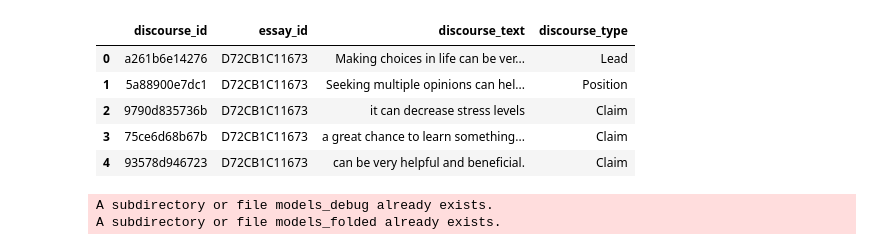
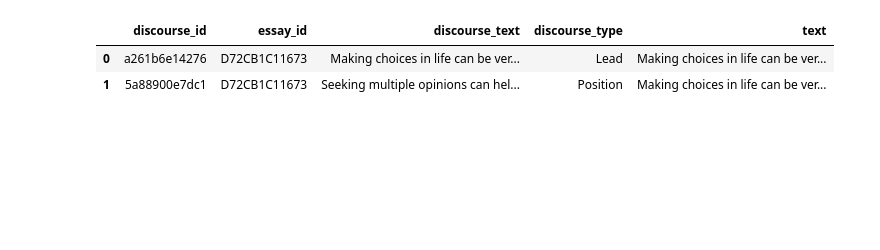
Before and after one commit to bogdad/feedbackprizekaggle, a Jupyter notebook: feedback.ipynb, the cells around one changed output. Drawn from its saved outputs; the diff is of its cells as text; code cells hidden in the pictures; blank space fills up the shorter version.

```diff
--- a/feedback.ipynb
+++ b/feedback.ipynb
@@ -19,74 +225,0 @@ train.head(5)
-# %%
-test.head()
-# %% [output]
-|  | discourse_id | essay_id | discourse_text | discourse_type |
-| 0 | a261b6e14276 | D72CB1C11673 | Making choices in life can be ver... | Lead |
-| 1 | 5a88900e7dc1 | D72CB1C11673 | Seeking multiple opinions can hel... | Position |
-| 2 | 9790d835736b | D72CB1C11673 | it can decrease stress levels | Claim |
-| 3 | 75ce6d68b67b | D72CB1C11673 | a great chance to learn something... | Claim |
-| 4 | 93578d946723 | D72CB1C11673 | can be very helpful and beneficial. | Claim |
-# %%
-!mkdir models_debug
-!mkdir models_folded
-def kfold_model_inproc(model_type, X, y, Xtest):
-    import os
-    print("kfold", str(os.getpid()))
-    import tensorflow as tf
-    from keras import backend as K
-    import gc
-    from tqdm import tqdm
-    import pickle
-
-    import numpy as np
-    split = 5
-    oof_pred = np.zeros((X.shape[0],))
-    test_pred = np.zeros((X.shape[0],split))
-    from sklearn.model_selection import StratifiedKFold
-    kf = StratifiedKFold(n_splits=split, shuffle=True)
-    i_model=0
-    all_train_idx = []
-    all_valid_idx = []
-    all_model_files = []
-    all_metrics = {}
-    for train_idx, valid_idx in tqdm(kf.split(X, y)):
-        Xt = X.iloc[train_idx]
-        yt = y.iloc[train_idx]
-        Xv = X.iloc[valid_idx]
-        yv = y.iloc[valid_idx]
-        all_train_idx.append(train_idx)
-        all_valid_idx.append(valid_idx)
-        model = model_type.create()
-        model_type.fit(model, Xt, yt)
-        oof_df_fold = model_type.predict(model, Xv)
-        metrics = model_type.evaluate(model, Xv, yv)
-        for key in metrics:
-            if key in all_metrics:
-                all_metrics[key]=np.concat((all_metrics[key], metrics[key]), axis = 1)
-            else:
-                all_metrics[key]=metrics[key]
-        test_df_fold = model_type.predict(model, Xtest)
-        foldData = {}
-        foldData['X'], foldData['y'],foldData['valid_idx'],foldData['train_idx']=X,y,valid_idx,train_idx
-        foldData['oof_df_fold'],foldData['i_model'], foldData['metrics'], foldDat['test_df_fold']=oof_df_fold,i_model, metrics, test_df_fold
-        with open(r"models_debug/"+model_type.name()+"_"+str(i_model)+".bin", "wb") as output_file:
-            pickle.dump(foldData, output_file)
-        oof_pred[valid_idx] = np.reshape(oof_df_fold, (oof_df_fold.shape[0],))
-        test_pred[:, i_model]=test_df_fold
-        model_file = model_type.save(i_model, model)
-        all_model_files.append(model_file)
-        i_model+=1
-        K.clear_session()
-        del model
-        gc.collect()
-        K.clear_session()
-        gc.collect()
-        K.clear_session()
-    modelTypeData = {}
-    modelTypeData['X'], modelTypeData['y'],modelTypeData['all_valid_idx'],modelTypeData['all_train_idx'], modelTypeData['all_model_files']=X,y,all_valid_idx,all_train_idx, all_model_files
-    modelTypeData['model_type'], modelTypeData['oof_pred'],modelTypeData['all_metrics'], modelTypeData['test_pred']=model_type, oof_pred, all_metrics, test_pred
-    with open(r"models_folded/"+model_type.name()+".bin", "wb") as output_file:
-        pickle.dump(modelTypeData, output_file)
-    return oof_pred, test_pred
-# %% [output]
-A subdirectory or file models_debug already exists.
-A subdirectory or file models_folded already exists.
@@ -138,0 +226,6 @@ class MyBertModel(MyModel):
+# %%
+df_test.head(2)
+# %% [output]
+|  | discourse_id | essay_id | discourse_text | discourse_type | text |
+| 0 | a261b6e14276 | D72CB1C11673 | Making choices in life can be ver... | Lead | Making choices in life can be ver... |
+| 1 | 5a88900e7dc1 | D72CB1C11673 | Seeking multiple opinions can hel... | Position | Making choices in life can be ver... |
```
Also changed, not shown: parts of 23 cells of this notebook.
